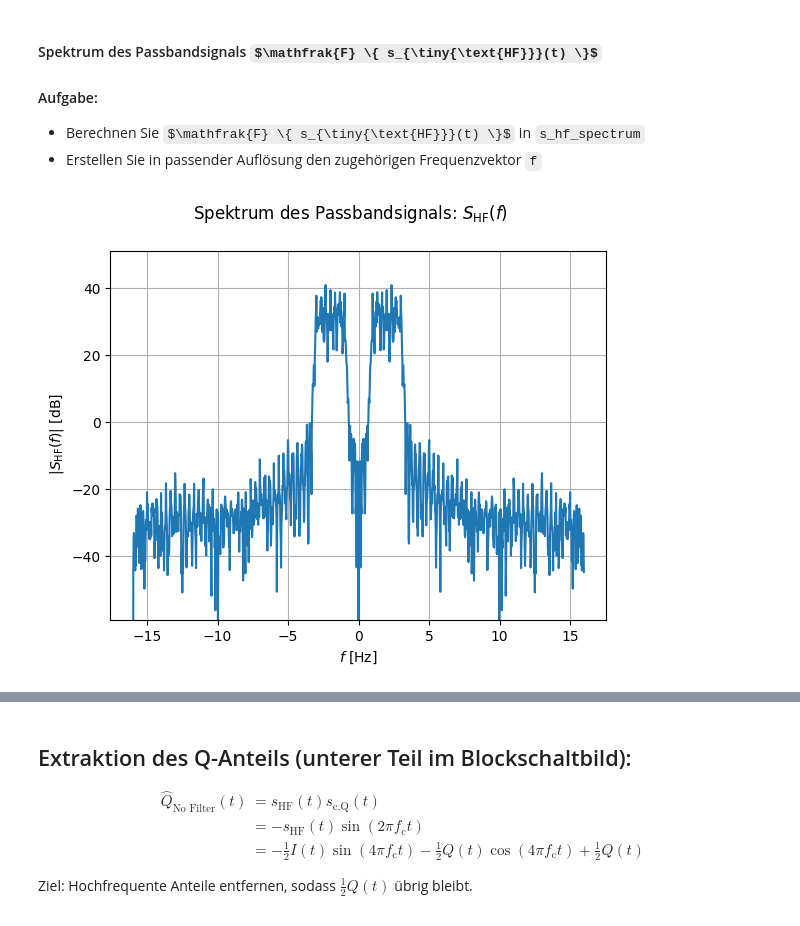
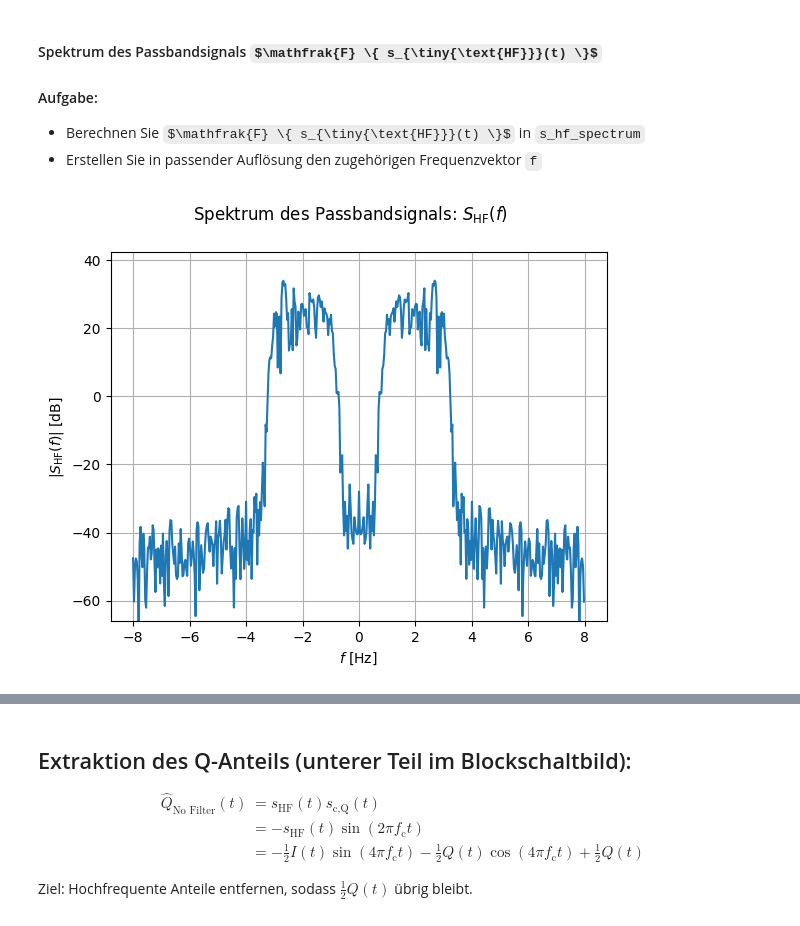
Before and after one commit to sonnylednaw/sdr-module, a Jupyter notebook: 01_iq_modulation/iq-sampling.ipynb, the cells around one changed output, grey strips where cells are left out. Saved outputs shown, nothing was run; the diff lists cells and outputs as text; code cells hidden in the pictures; some formulas as TeX source.

```diff
--- a/01_iq_modulation/iq-sampling.ipynb
+++ b/01_iq_modulation/iq-sampling.ipynb
@@ -236,3 +189,5 @@ plot_frame(params=params)
 
 #### Aufgabe:
 - Erstellen Sie ein Array `modulation_data_symbols`, welches die gemappten bits $\vec{b}[m]$ enthält
+# %%
+iq_sender = IQSender(data_bits, params.frame, params.baseband)
@@ -467,11 +311,13 @@ $$
     - Nutzen Sie die Funktion `np.convolve` für die Faltung
     - Der Basisbandpuls $h_{\tiny{\text{Pulse Form}}}[n]$ ist bereits gegeben: `h_pulse_form`
 # %%
-x_i_shaped = np.convolve(x_i_no_shape, h_pulse_form)
-x_q_shaped = np.convolve(x_q_no_shape, h_pulse_form)
-t = np.arange(x_i_shaped.size) * params['T_sample']
+x_iq_shaped = iq_sender.x_iq_shaped
+
+x_i_shaped = x_iq_shaped.I
+x_q_shaped = x_iq_shaped.Q
+t = np.arange(x_i_shaped.size) * params.baseband.T_sample
 
 x_i_shaped_spectrum = np.fft.fftshift(np.fft.fft(x_i_shaped))
 x_q_shaped_spectrum = np.fft.fftshift(np.fft.fft(x_q_shaped))
-f = np.fft.fftshift(np.fft.fftfreq(x_i_shaped.size, params['T_sample']))
+f = np.fft.fftshift(np.fft.fftfreq(x_i_shaped.size, params.baseband.T_sample))
 # %%
@@ -544,7 +346,9 @@ $$
 - Generieren Sie zu $f_c = 2$ die Träger $s_{\text{c,I}}(t)$ in `s_c_I` und $s_{\text{c,Q}}(t)$ in `s_c_Q`
 - Erstellen Sie einen passenden Zeitvektor `t`
 # %%
-t = np.arange(x_i_shaped.size) * params['T_sample']
+# TODO: Nochmal Oversampling einbauen, damit Passband Oversampling explizit dafür gemacht -> Oversampling in abhängigkeit der f_c machen
+
+t = np.arange(x_i_shaped.size) * params.baseband.T_sample
 f_c = 2
 
 s_c_I = np.cos(2*np.pi*f_c*t)
@@ -640,18 +389,12 @@ plt.show()
 - Erstellen Sie in passender Auflösung den zugehörigen Frequenzvektor `f`
 # %%
 s_hf_spectrum = np.fft.fftshift(np.fft.fft(s_hf))
-f = np.fft.fftshift(np.fft.fftfreq(s_hf.size, params['T_sample']))
+f = np.fft.fftshift(np.fft.fftfreq(s_hf.size, params.baseband.T_sample))
 # %%
-plt.suptitle(r"Spektrum des Passbandsignals: $S_{\rm{HF}}(f)$")
-plt.plot(f, 10*np.log10(np.abs(s_hf_spectrum)**2))
-plt.xlabel(r"$f$ [Hz]")
-plt.ylabel(r" $ | S_{\rm{HF}}(f) | $ [dB]")
-plt.grid(True)
-max_val = np.max(10*np.log10(np.abs(s_hf_spectrum)**2))
-plt.ylim(max_val-100, 1.25*max_val)
-plt.show()
+plot_passband_spectrum(f, s_hf_spectrum)
+# TODO: Es sollen durch Oversampling für das Passband höhere Trägerfrequenzen möglich werden
 # %% [output]
-[figure, old version]
+[figure, new version]
 # %% [markdown]
 ## Empfänger (Direct Downconversion)
 
```
Also changed, not shown: parts of 42 cells of this notebook, 16 other files.
